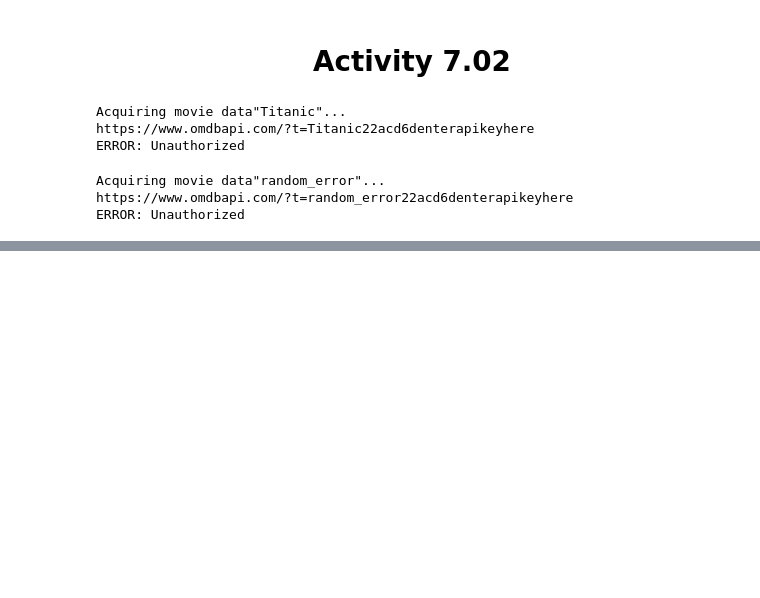
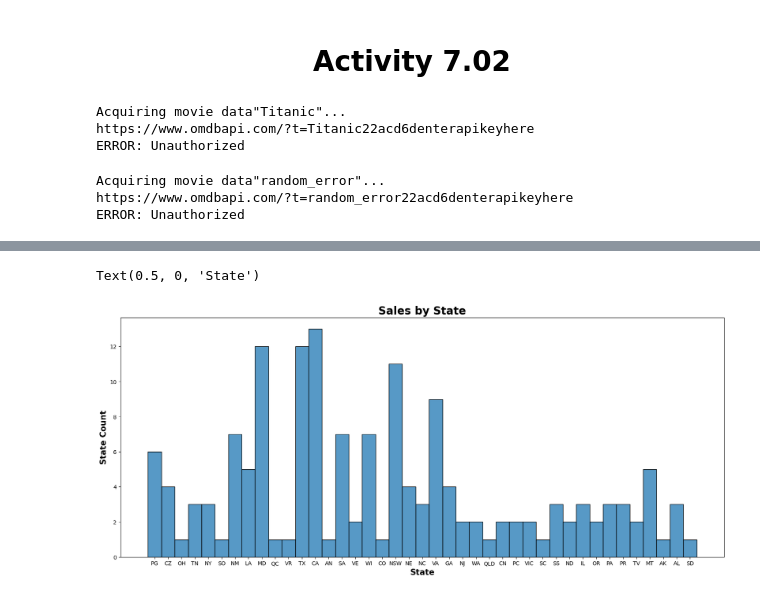
Before and after one commit to MWPerrineJr/DataPrep, a Jupyter notebook: Week 9-10 Assignment.ipynb, the cells around one changed output, grey strips where cells are left out. Cells and saved outputs as stored; diff of their text form; code cells hidden in the pictures; blank space fills up the shorter version.

```diff
--- a/Week 9-10 Assignment.ipynb
+++ b/Week 9-10 Assignment.ipynb
@@ -222,0 +195,3 @@ ERROR: Unauthorized
+# %%
+sales= pd.read_excel(r"C:\Users\mchlp\OneDrive\Documents\Data Preperation\DataPrep\Customer_demographics_and_sales_Lab5.xlsx")
+sales.head()
@@ -222,0 +226,2 @@ ERROR: Unauthorized
+# %%
+sales.drop(columns=['LOCALITY', 'DRIVER_LICENSE', 'ADDRESS2'], axis= 1, inplace=True)
@@ -222,0 +248,9 @@ ERROR: Unauthorized
+# %%
+plt.figure(figsize= (20,8))
+sns.histplot(sales, x ='STATE', bins=50)
+plt.title('Sales by State', fontsize= 20, weight= 'bold')
+plt.ylabel('State Count', fontsize = 15, weight = 'bold')
+plt.xlabel('State', fontsize = 15, weight = 'bold')
+# %% [output]
+Text(0.5, 0, 'State')
+[figure, added]
```
Also changed, not shown: parts of 16 cells of this notebook, 5 other files.
